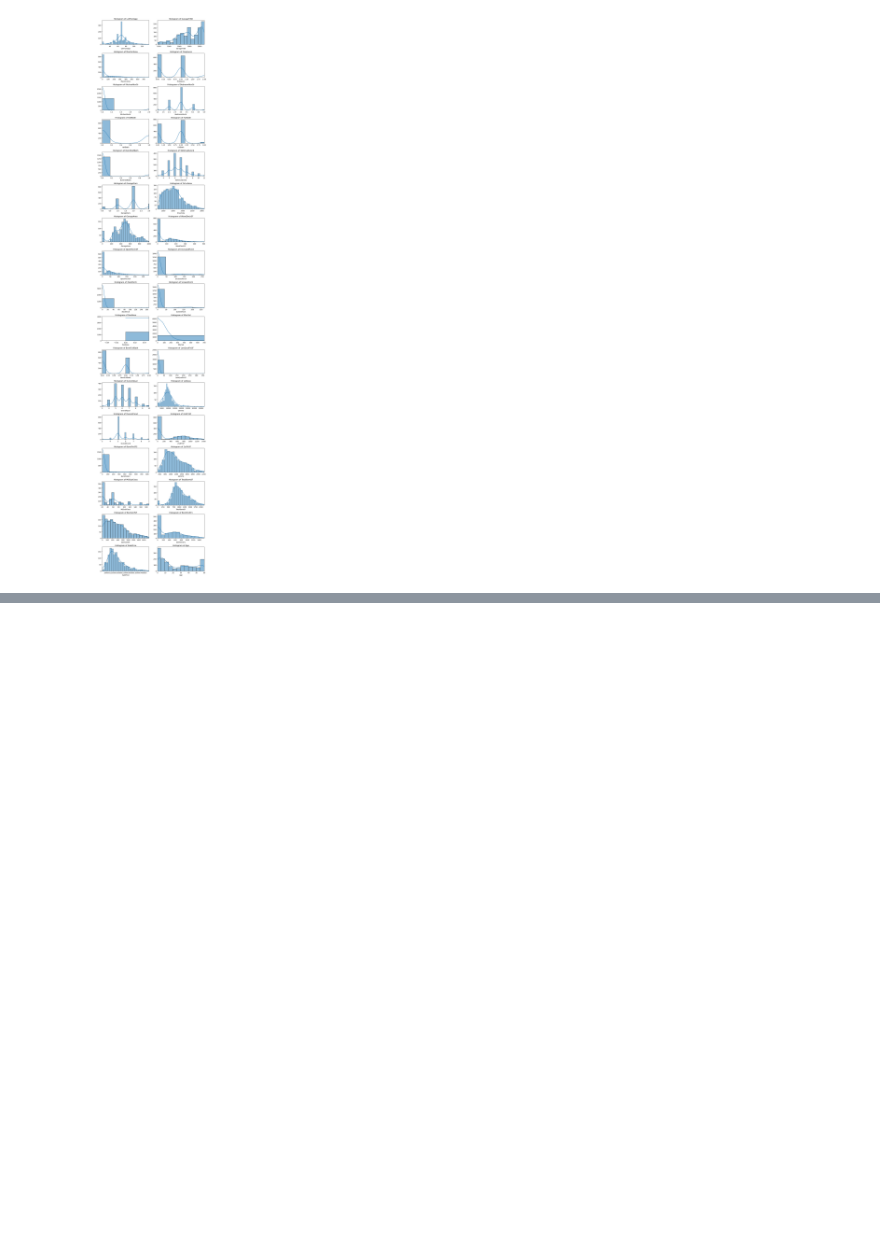
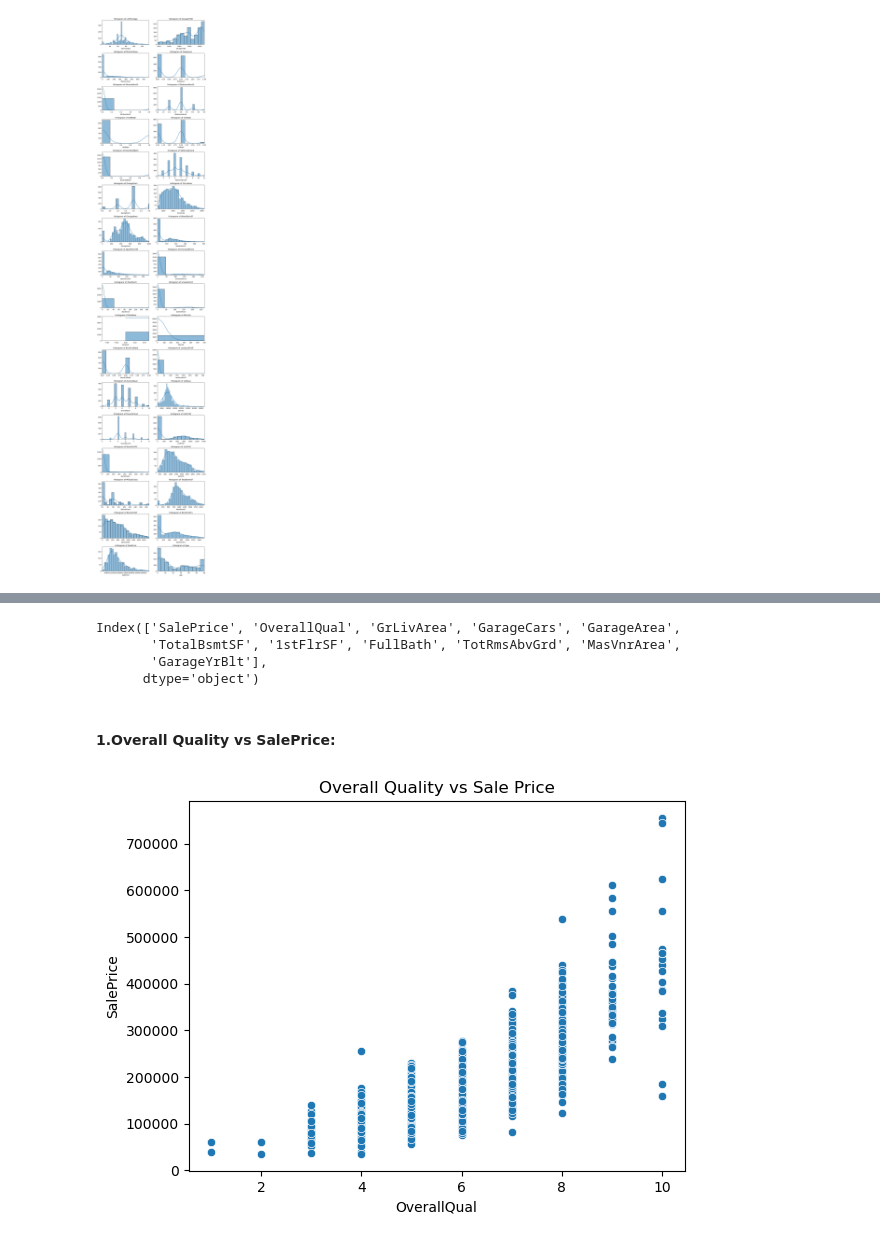
Before and after one commit to sreeprem/HousePricePrediction, a Jupyter notebook: Housing Prediction.ipynb, the cells around one changed output, grey strips where cells are left out. Cells and saved outputs as stored; diff of their text form; code cells hidden in the pictures; blank space fills up the shorter version.

```diff
--- a/Housing Prediction.ipynb
+++ b/Housing Prediction.ipynb
@@ -621,0 +651,20 @@ plt.show()
+# %%
+# Get the top 10 variables correlated with SalePrice
+# We can adjust the variables after analysing
+top_corr_features = corr_matrix.nlargest(11, 'SalePrice')['SalePrice'].index
+
+# Print the top 10 correlated variables
+print(top_corr_features)
+# %% [output]
+Index(['SalePrice', 'OverallQual', 'GrLivArea', 'GarageCars', 'GarageArea',
+       'TotalBsmtSF', '1stFlrSF', 'FullBath', 'TotRmsAbvGrd', 'MasVnrArea',
+       'GarageYrBlt'],
+      dtype='object')
+# %% [markdown]
+#### 1.Overall Quality vs SalePrice:
+# %%
+sns.scatterplot(data=hp_df_cleaned, x='OverallQual', y='SalePrice')
+plt.title('Overall Quality vs Sale Price')
+plt.show()
+# %% [output]
+[figure, added]
```
Also changed, not shown: parts of 30 cells of this notebook.
